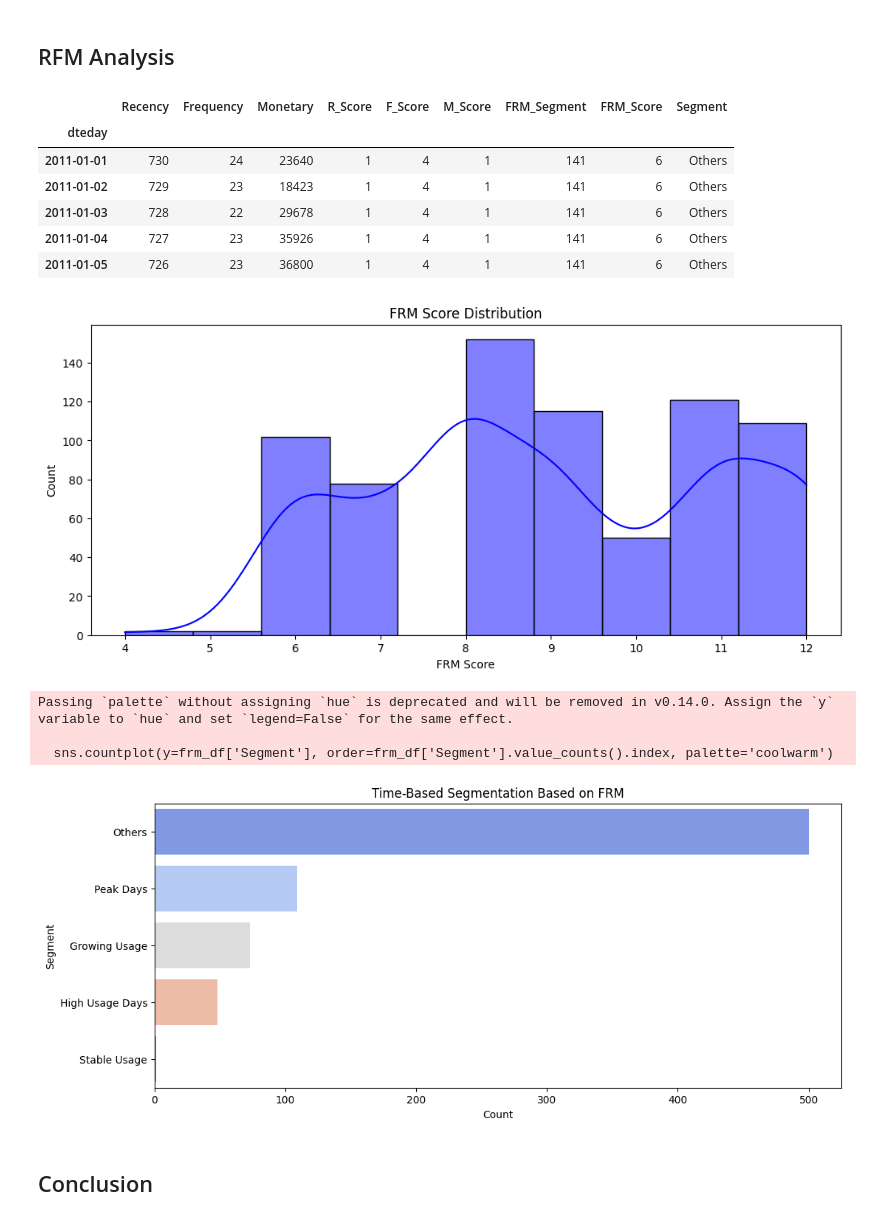
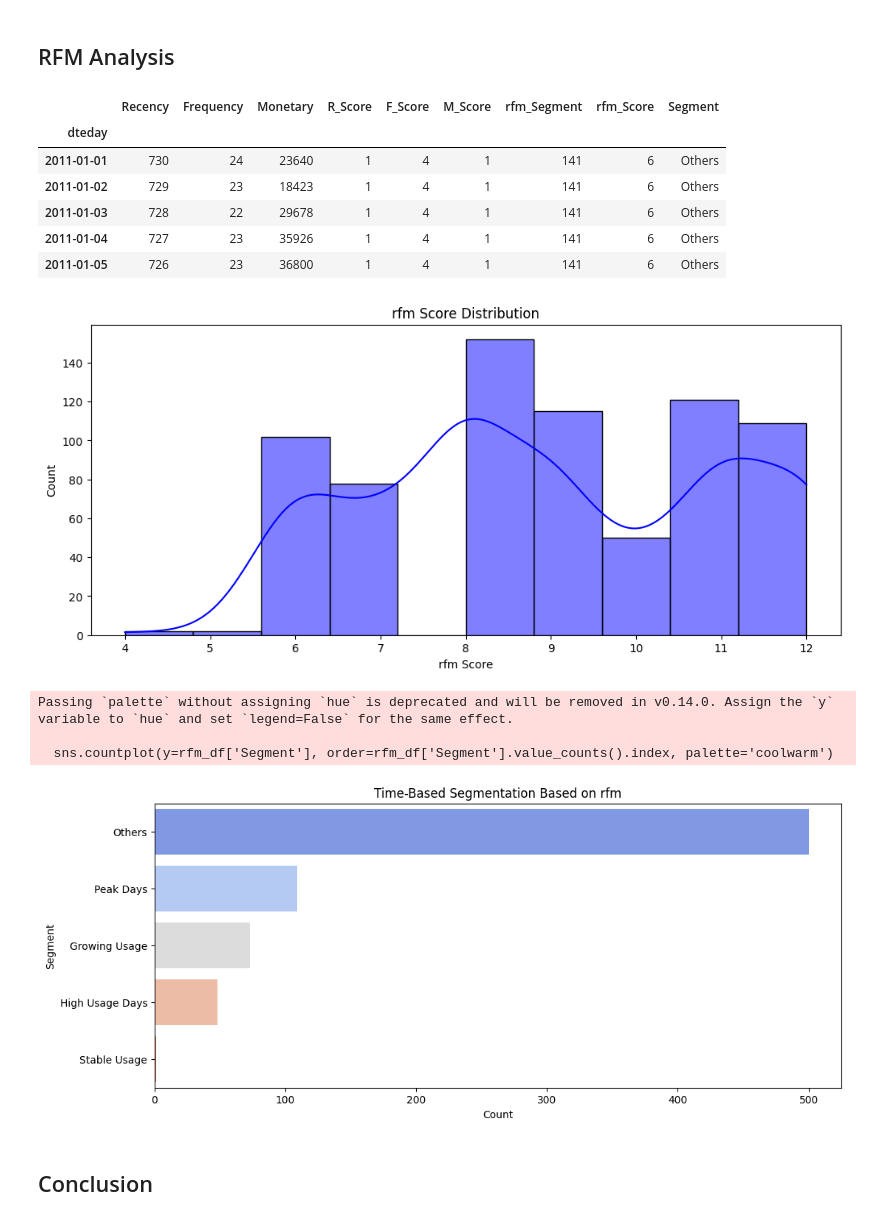
Before and after one commit to KristianEka/dicoding-data-analysis-python, a Jupyter notebook: Proyek_Analisis_Data.ipynb, the cells around one changed output. Saved outputs shown, nothing was run; the diff lists cells and outputs as text; code cells hidden in the pictures.

```diff
--- a/Proyek_Analisis_Data.ipynb
+++ b/Proyek_Analisis_Data.ipynb
@@ -712,31 +712,31 @@ plt.show()
 # %% [markdown]
 ## RFM Analysis
 # %%
-frm_df = main_data_df.groupby('dteday').agg(
+rfm_df = main_data_df.groupby('dteday').agg(
     Recency=('dteday', lambda x: (main_data_df['dteday'].max() - x.max()).days),
     Frequency=('dteday', 'count'),
     Monetary=('cnt_daily', 'sum')
 )
 
-frm_df['R_Score'] = pd.qcut(frm_df['Recency'], q=4, labels=[4, 3, 2, 1])
-frm_df['F_Score'] = pd.cut(frm_df['Frequency'], bins=4, labels=[1, 2, 3, 4], duplicates='drop')
-frm_df['M_Score'] = pd.qcut(frm_df['Monetary'], q=4, labels=[1, 2, 3, 4])
+rfm_df['R_Score'] = pd.qcut(rfm_df['Recency'], q=4, labels=[4, 3, 2, 1])
+rfm_df['F_Score'] = pd.cut(rfm_df['Frequency'], bins=4, labels=[1, 2, 3, 4], duplicates='drop')
+rfm_df['M_Score'] = pd.qcut(rfm_df['Monetary'], q=4, labels=[1, 2, 3, 4])
 
-frm_df['FRM_Segment'] = frm_df['R_Score'].astype(str) + frm_df['F_Score'].astype(str) + frm_df['M_Score'].astype(str)
-frm_df['FRM_Score'] = frm_df[['R_Score', 'F_Score', 'M_Score']].sum(axis=1)
+rfm_df['rfm_Segment'] = rfm_df['R_Score'].astype(str) + rfm_df['F_Score'].astype(str) + rfm_df['M_Score'].astype(str)
+rfm_df['rfm_Score'] = rfm_df[['R_Score', 'F_Score', 'M_Score']].sum(axis=1)
 
 segments = {
     (4, 4, 4): 'Peak Days',
     (4, 4, 3): 'High Usage Days',
     (3, 4, 4): 'Growing Usage',
     (2, 4, 4): 'Stable Usage',
     (1, 3, 3): 'Declining Usage',
     (1, 1, 1): 'Low Usage Days'
 }
-frm_df['Segment'] = frm_df[['R_Score', 'F_Score', 'M_Score']].apply(lambda row: segments.get(tuple(row), 'Others'), axis=1)
-frm_df.head()
+rfm_df['Segment'] = rfm_df[['R_Score', 'F_Score', 'M_Score']].apply(lambda row: segments.get(tuple(row), 'Others'), axis=1)
+rfm_df.head()
 # %% [output]
-|  | Recency | Frequency | Monetary | R_Score | F_Score | M_Score | FRM_Segment | FRM_Score | Segment |
+|  | Recency | Frequency | Monetary | R_Score | F_Score | M_Score | rfm_Segment | rfm_Score | Segment |
 | dteday |  |  |  |  |  |  |  |  |  |
 | 2011-01-01 | 730 | 24 | 23640 | 1 | 4 | 1 | 141 | 6 | Others |
 | 2011-01-02 | 729 | 23 | 18423 | 1 | 4 | 1 | 141 | 6 | Others |
@@ -744,18 +744,18 @@ frm_df.head()
 | 2011-01-04 | 727 | 23 | 35926 | 1 | 4 | 1 | 141 | 6 | Others |
 | 2011-01-05 | 726 | 23 | 36800 | 1 | 4 | 1 | 141 | 6 | Others |
 # %%
-# Plot FRM distribution
+# Plot rfm distribution
 plt.figure(figsize=(12, 5))
-sns.histplot(frm_df['FRM_Score'], bins=10, kde=True, color='blue')
-plt.title("FRM Score Distribution")
-plt.xlabel("FRM Score")
+sns.histplot(rfm_df['rfm_Score'], bins=10, kde=True, color='blue')
+plt.title("rfm Score Distribution")
+plt.xlabel("rfm Score")
 plt.ylabel("Count")
 plt.show()
 
 # Plot time-based segments
 plt.figure(figsize=(12, 5))
-sns.countplot(y=frm_df['Segment'], order=frm_df['Segment'].value_counts().index, palette='coolwarm')
-plt.title("Time-Based Segmentation Based on FRM")
+sns.countplot(y=rfm_df['Segment'], order=rfm_df['Segment'].value_counts().index, palette='coolwarm')
+plt.title("Time-Based Segmentation Based on rfm")
 plt.xlabel("Count")
 plt.ylabel("Segment")
 plt.show()
@@ -763,7 +763,7 @@ plt.show()
 [figure]
 Passing `palette` without assigning `hue` is deprecated and will be removed in v0.14.0. Assign the `y` variable to `hue` and set `legend=False` for the same effect.
 
-  sns.countplot(y=frm_df['Segment'], order=frm_df['Segment'].value_counts().index, palette='coolwarm')
+  sns.countplot(y=rfm_df['Segment'], order=rfm_df['Segment'].value_counts().index, palette='coolwarm')
 [figure]
 # %% [markdown]
 ## Conclusion
```
Also changed, not shown: parts of 1 cell of this notebook.
